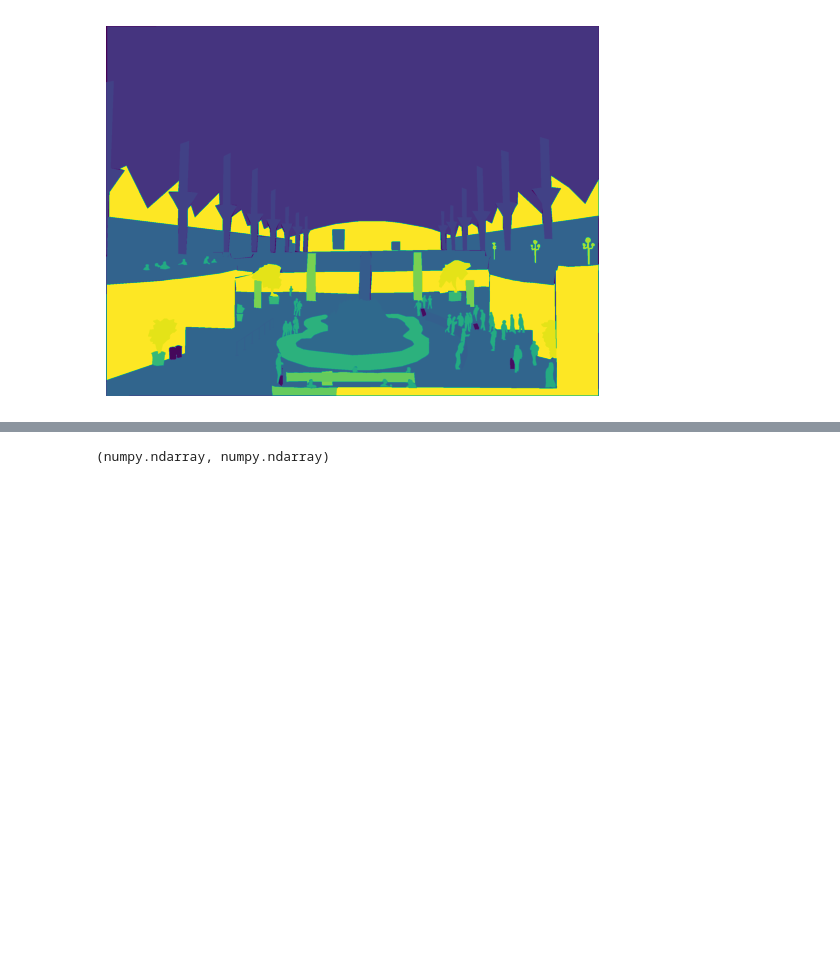
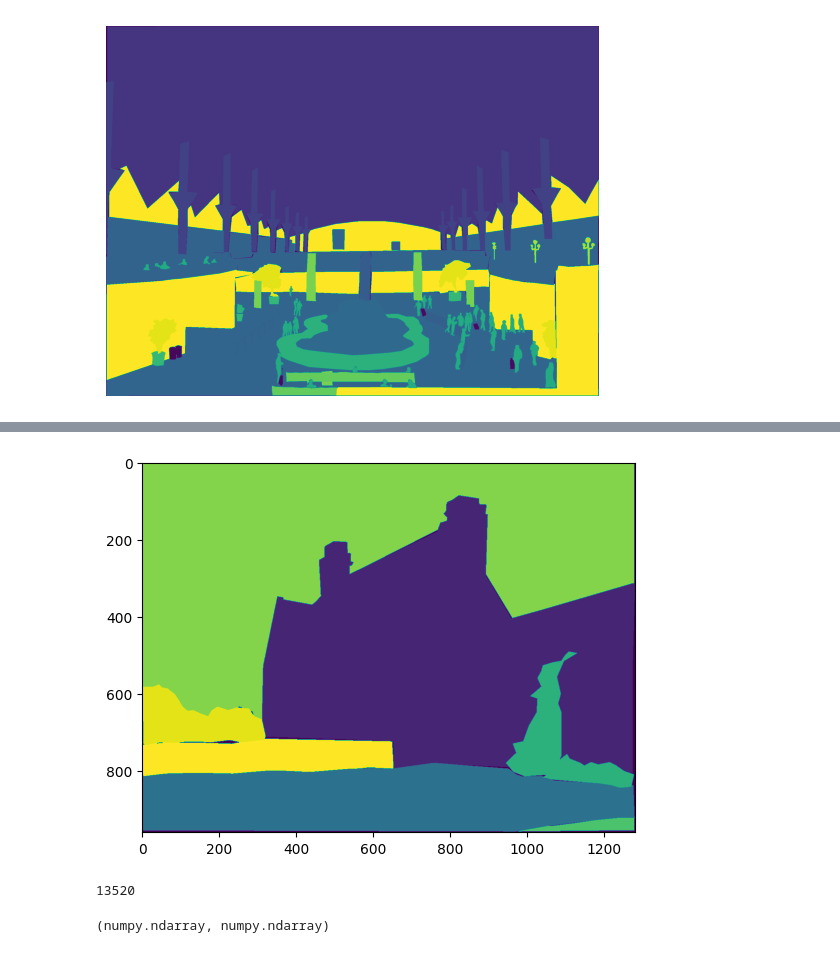
Before and after one commit to Rikharthu/bath_wall_segmentation_model, a Jupyter notebook: notebooks/data_exploration.ipynb, the cells around one changed output, grey strips where cells are left out. Saved outputs shown, nothing was run; the diff lists cells and outputs as text; code cells hidden in the pictures; blank space fills up the shorter version.

```diff
--- a/notebooks/data_exploration.ipynb
+++ b/notebooks/data_exploration.ipynb
@@ -36 +51,10 @@ simple_wall_dataset = SimpleWallADE20KDataset(DATA_ROOT)
+# %%
+plt.imshow(mask);
+# %% [output]
+[figure, added]
+# %%
+train_simple_wall_dataset = SimpleWallADE20KDataset(DATA_ROOT, mode='train')
+len(train_simple_wall_dataset)
+# %% [output]
+13520
 # %%
```
Also changed, not shown: parts of 32 cells of this notebook, 2 other files.
